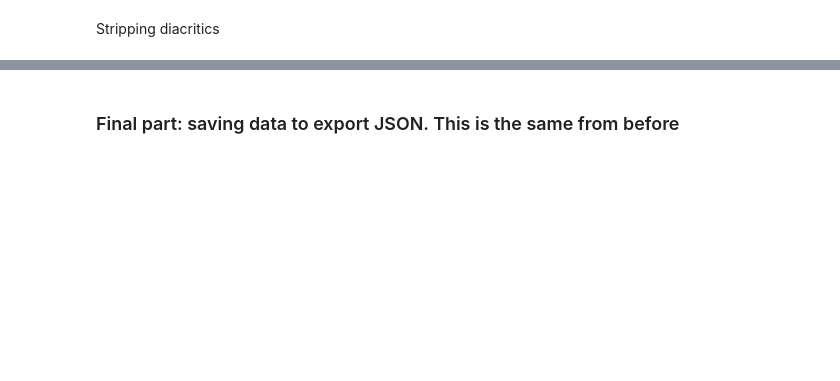
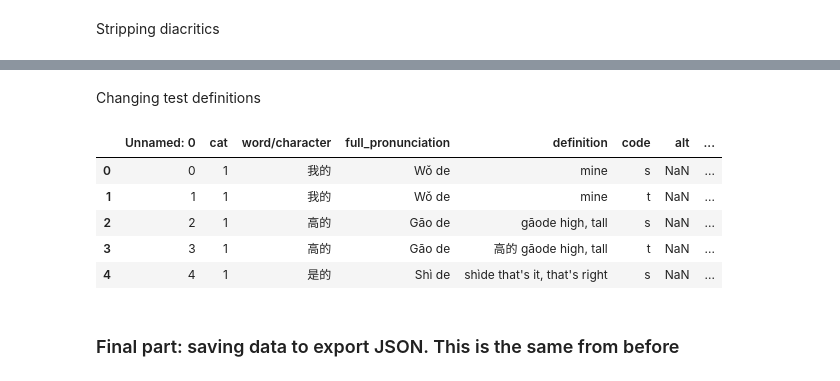
Before and after one commit to maxjing97/mandarin_chinese_characters_test, a Jupyter notebook: backend/data_prep/2-additional-edits.ipynb, the cells around one changed output, grey strips where cells are left out. Drawn from its saved outputs; the diff is of its cells as text; code cells hidden in the pictures; blank space fills up the shorter version.

```diff
--- a/backend/data_prep/2-additional-edits.ipynb
+++ b/backend/data_prep/2-additional-edits.ipynb
@@ -279,0 +322,5 @@ test_data.to_csv(path)
+# %%
+path = "test_multi_list.csv" #"final_test_characters.csv"
+
+test_data = pd.read_csv(path)
+test_data.head(n=1)
@@ -302,3 +380,28 @@ test_data.head(n=5)
+# %% [markdown]
+Changing test definitions
+# %%
+test_defs = list(test_data["test_definition"])
+original_defs = list(test_data["definition"])
+characters = list(test_data["word/character"])
+i = 0
+for definition in original_defs:
+    #loop through each letter in pro to remove diacritic
+    try:
+        test_defs[i] = plainLatinCharsWord(definition)
+    except:
+        print("error for test_def definition:", definition,"| original definition:", original_defs[i], "| for characters :",characters[i] )
+    i += 1
+# %%
+test_data["test_definition"] = test_defs
+# %%
+test_data.head(n=5)
+# %% [output]
+|  | Unnamed: 0 | cat | word/character | full_pronunciation | definition | code | alt | ... |
+| 0 | 0 | 1 | 我的 | Wǒ de | mine | s | NaN | ... |
+| 1 | 1 | 1 | 我的 | Wǒ de | mine | t | NaN | ... |
+| 2 | 2 | 1 | 高的 | Gāo de | gāode high, tall | s | NaN | ... |
+| 3 | 3 | 1 | 高的 | Gāo de | 高的 gāode high, tall | t | NaN | ... |
+| 4 | 4 | 1 | 是的 | Shì de | shìde that's it, that's right | s | NaN | ... |
 # %% [markdown]
 ### Final part: saving data to export JSON. This is the same from before
 # %%
```
Also changed, not shown: parts of 18 cells of this notebook, 6 other files.
